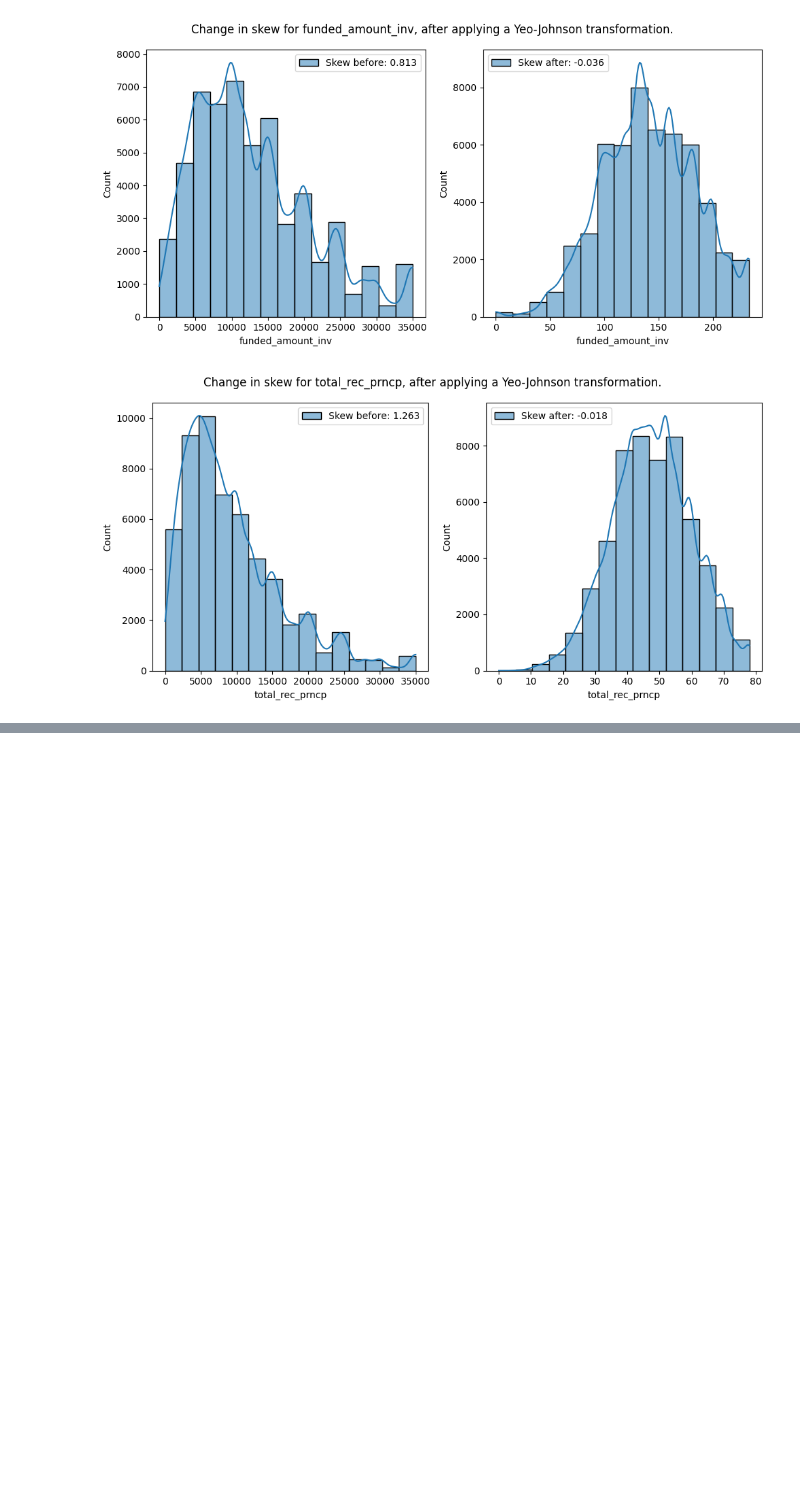
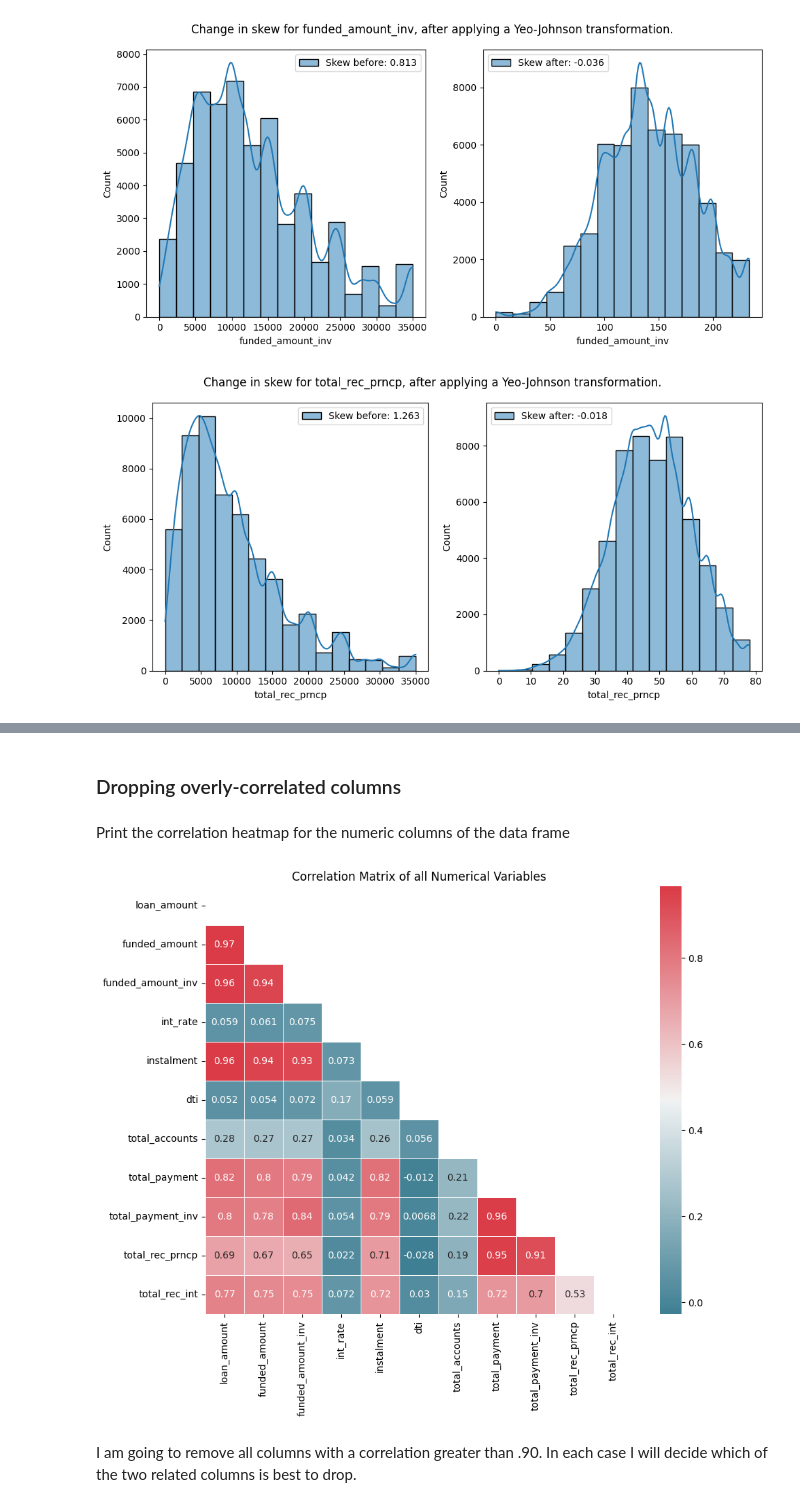
Before and after one commit to HaarisSultan/exploratory-data-analysis---customer-loans-in-finance, a Jupyter notebook: EDA.ipynb, the cells around one changed output, grey strips where cells are left out. Cells and saved outputs as stored; diff of their text form; code cells hidden in the pictures; blank space fills up the shorter version.

Commit message:
Removed overly correlated columns based on a heatmap.

```diff
--- a/EDA.ipynb
+++ b/EDA.ipynb
@@ -525,0 +534,12 @@ plotter.plot_hist_before_after_transform(column_before, column_after, transform_
+# %% [markdown]
+### Dropping overly-correlated columns
+# %% [markdown]
+Print the correlation heatmap for the numeric columns of the data frame
+# %%
+numeric_df = df_info.get_numeric_columns_from_df(df).drop(['id', 'member_id'], axis=1)
+matrix = plotter.correlation_matrix(numeric_df)
+# matrix.head()
+# %% [output]
+[figure, added]
+# %% [markdown]
+I am going to remove all columns with a correlation greater than .90. In each case I will decide which of the two related columns is best to drop.
```
Also changed, not shown: parts of 6 cells of this notebook, 2 other files.
